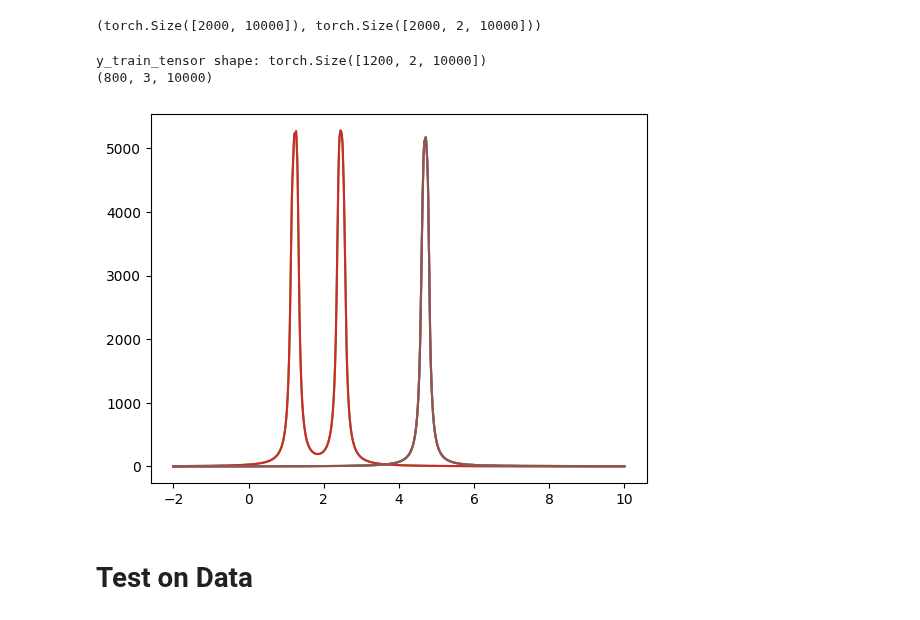
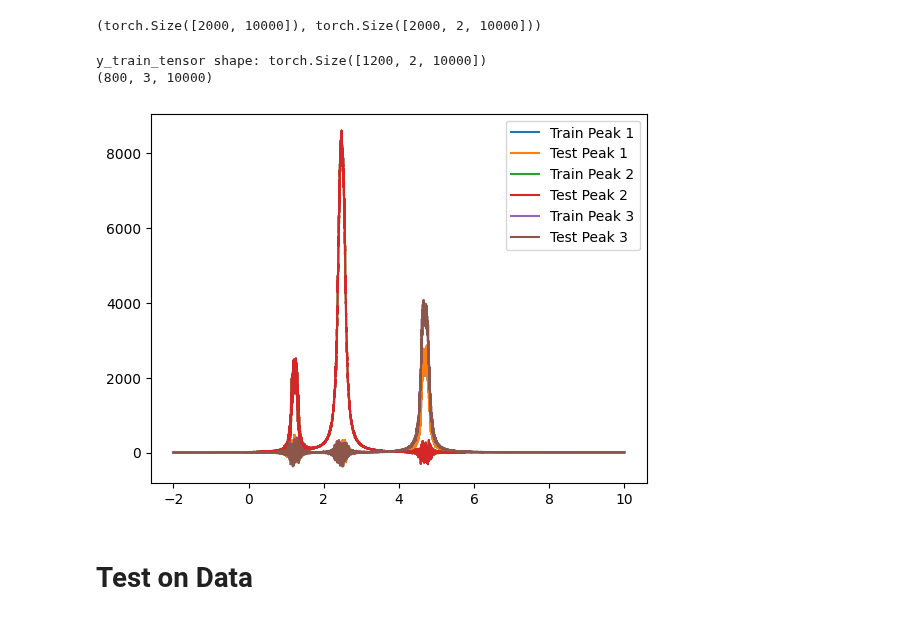
Before and after one commit to RATFIVE/MoinCC-AI4metabolomics, a Jupyter notebook: NMRQNet/ImplementingNeuralNetwork.ipynb, the cells around one changed output. Saved outputs shown, nothing was run; the diff lists cells and outputs as text; code cells hidden in the pictures.

```diff
--- a/NMRQNet/ImplementingNeuralNetwork.ipynb
+++ b/NMRQNet/ImplementingNeuralNetwork.ipynb
@@ -180,7 +180,7 @@ plt.show()
 # Generate training Dataset
 # %%
 
-num_samples = 10000
+num_samples = 1000
 
 x_data = []
 y_data = []
@@ -322,14 +326,18 @@ import torch.optim as optim
 class MultiLayerPerceptron(nn.Module):
     def __init__(self, input_size, hidden_size, output_size):
         super(MultiLayerPerceptron, self).__init__()
-        self.fc1 = nn.Linear(input_size, hidden_size)
-        self.relu = nn.ReLU()
-        self.fc2 = nn.Linear(hidden_size, output_size)
+        self.hidden1 = nn.Linear(input_size, hidden_size*2)
+        self.hidden2 = nn.Linear(hidden_size*2, hidden_size)
+        self.hidden3 = nn.Linear(hidden_size, hidden_size)
+        self.output = nn.Linear(hidden_size, output_size)
+        self.activation = nn.ReLU()
+
 
     def forward(self, x):
-        out = self.fc1(x)
-        out = self.relu(out)
-        out = self.fc2(out)
+        out = self.activation(self.hidden1(x))
+        out = self.activation(self.hidden2(out))
+        out = self.activation(self.hidden3(out))
+        out = self.output(out)
         return out
 
 # Modell initialisieren
@@ -444,25 +452,25 @@ data.shape, target.shape
 # %%
 print(f'y_train_tensor shape: {y_train_tensor.shape}')
 y_train_pred_rescaled = y_train_pred_rescaled.reshape(-1, 3, 10000)
 y_test_pred_rescaled = y_test_pred_rescaled.reshape(-1, 3, 10000)
 
 #y_test_pred_rescaled = y_test_pred_rescaled.reshape(-1, 3, 10000)
 print(y_train_pred_rescaled.shape)
 
 x_original = x_data[1]
 for i in range(3):
     y_plot = y_train_pred_rescaled[0,i,:]
-    plt.plot(x_original, y_plot, label=f'Predicted Peak {i+1}')
+    plt.plot(x_original, y_plot, label=f'Train Peak {i+1}')
     y_plot = y_test_pred_rescaled[0,i,:]
-    plt.plot(x_original, y_plot, label=f'Predicted Peak {i+1}')
+    plt.plot(x_original, y_plot, label=f'Test Peak {i+1}')
 
 #x_new, interpolated_data = interpolate_to_shape(x_original, y_original)
-
+plt.legend()
 plt.show()
 # %% [output]
 y_train_tensor shape: torch.Size([1200, 2, 10000])
 (800, 3, 10000)
-[figure, old version]
+[figure, new version]
 # %% [markdown]
 # Test on Data
 # %%
```
Also changed, not shown: parts of 6 cells of this notebook.
